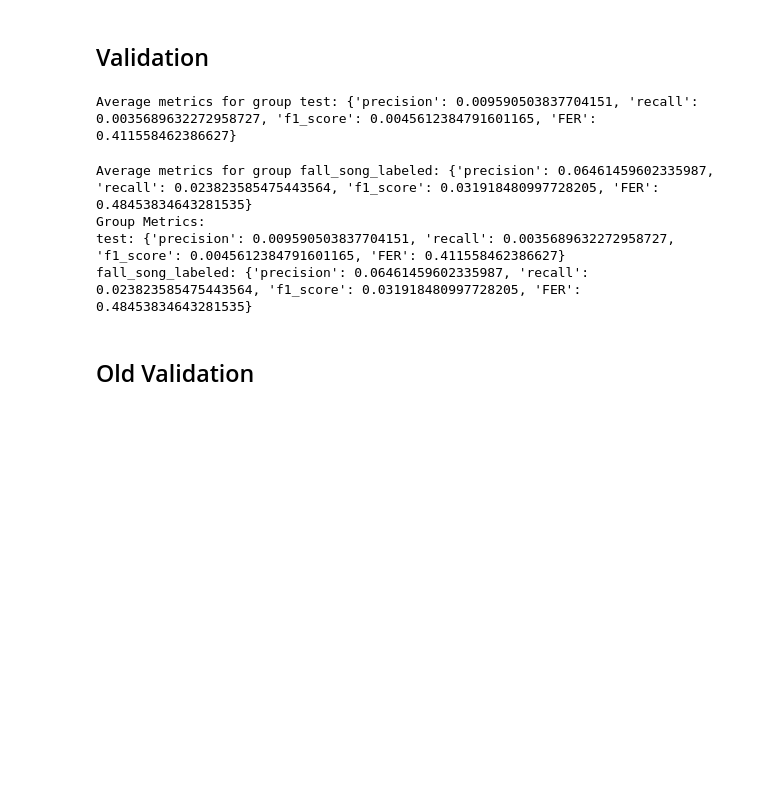
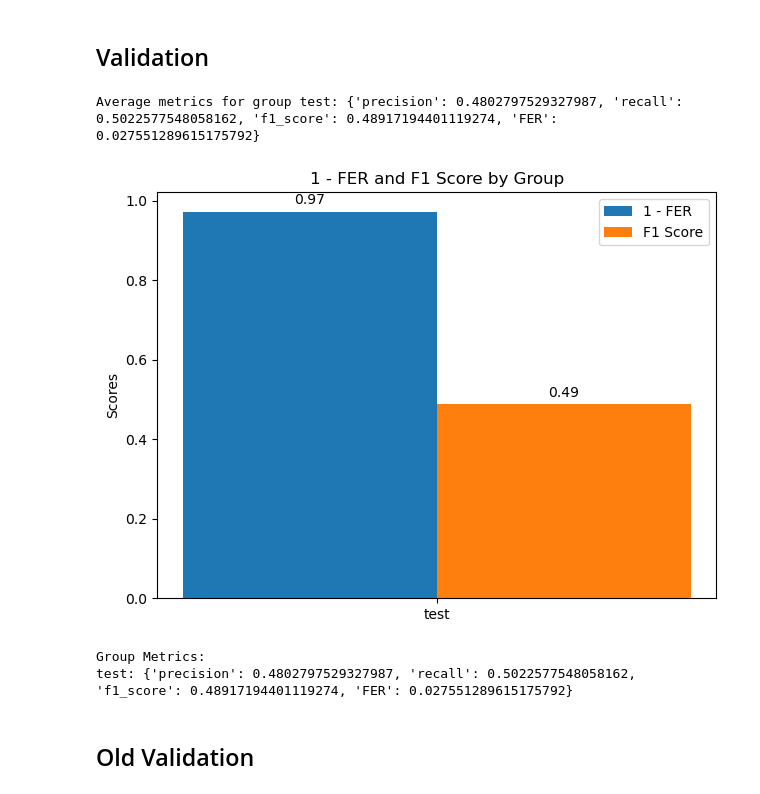
Before and after one commit to georgevenven/tweety_net_song_detector, a Jupyter notebook: main.ipynb, the cells around one changed output. Cells and saved outputs as stored; diff of their text form; code cells hidden in the pictures; blank space fills up the shorter version.

```diff
--- a/main.ipynb
+++ b/main.ipynb
@@ -110,7 +132,7 @@ plot_spectrogram_with_labels_and_logits(spec.cpu(), ground_truth_label.cpu(), lo
 import numpy as np
 import os
 import matplotlib
-matplotlib.use('Agg')  # Use Agg backend for faster rendering
+# matplotlib.use('Agg')  # Use Agg backend for faster rendering
 import matplotlib.pyplot as plt
 from sklearn.metrics import f1_score, precision_score, recall_score
 from tqdm import tqdm
@@ -148,8 +170,7 @@ def compute_binary_sequence(song, threshold):
 
 def moving_average(signal, window_size):
     """Compute the moving average of the given signal with the specified window size."""
-    cumsum_vec = np.cumsum(np.insert(signal, 0, 0))
-    return (cumsum_vec[window_size:] - cumsum_vec[:-window_size]) / window_size
+    return np.convolve(signal, np.ones(window_size)/window_size, mode='same')
 
 def post_process_segments(smoothed_song, threshold, min_length, pad_song):
     """Post-process the smoothed song to adjust segments shorter than min_length and apply padding."""
@@ -197,10 +218,11 @@ def process_file(file_path, threshold, min_length, pad_song, group_output_dir, g
         spec = f['s']
         song = f['song']
 
-        # Z-score normalization
-        spec_mean = spec.mean()
-        spec_std = spec.std()
-        spec = (spec - spec_mean) / spec_std
+        mean_val, std_val = spec.mean(), spec.std()
+        spec = (spec - mean_val) / (std_val + 1e-7)
+        spec[np.isnan(spec)] = 0
+
+        song[song == 2] = 0  # Set labels that are not 0 or 1 to 0
 
         # Process the spectrogram and get predictions
         predictions = process_spectrogram(spec)
@@ -211,16 +233,9 @@ def process_file(file_path, threshold, min_length, pad_song, group_output_dir, g
         # Post-process smoothed song
         processed_song = post_process_segments(smoothed_song, threshold, min_length, pad_song)
 
-        # Compute metrics
-        ground_truth_binary = compute_binary_sequence(song, threshold)
-        processed_song_binary = compute_binary_sequence(processed_song, threshold)
-
-        # Ensure both sequences are the same length
-        min_length_seq = min(len(ground_truth_binary), len(processed_song_binary))
-        ground_truth_binary = ground_truth_binary[:min_length_seq]
-        processed_song_binary = processed_song_binary[:min_length_seq]
-
-        metrics = compute_metrics(ground_truth_binary, processed_song_binary)
+        processed_song = processed_song.astype(bool)
+        song = song.astype(bool)
+        metrics = compute_metrics(processed_song, song)
 
         # Collect plotting data
         plotting_data = {
@@ -282,9 +297,10 @@ def plot_with_classification_line(src_dirs, output_dir, threshold=0.5, min_lengt
                 ax.set_xlabel('Time [sec]')
 
                 # Plot smoothed song
-                smoothed_times = np.arange(len(smoothed_song)) + 50  # Offset for alignment
+                smoothed_times = np.arange(len(smoothed_song))  # Remove the +50 offset
                 ax.plot(smoothed_times, smoothed_song * (s_downsampled.shape[0] - 1),
-                        color='magenta', label='Smoothed Classification Sigmoid', alpha=0.7)
+                color='magenta', label='Smoothed Classification Sigmoid', alpha=0.7)
+
 
                 # Use fill_between to shade processed song regions without looping
                 times = np.arange(len(processed_song)) + 50
@@ -345,42 +361,41 @@ def plot_with_classification_line(src_dirs, output_dir, threshold=0.5, min_lengt
         """Attach a text label above each bar in *rects*, displaying its height."""
         for rect in rects:
             height = rect.get_height()
             ax.annotate(f'{height:.2f}',
                         xy=(rect.get_x() + rect.get_width() / 2, height),
                         xytext=(0, 3),  # 3 points vertical offset
                         textcoords="offset points",
                         ha='center', va='bottom')
 
     autolabel(rects1)
     autolabel(rects2)
 
     fig.tight_layout()
     plt.show()
 
     # Return the group metrics
     return group_metrics
 
 # Example usage
 src_dirs = [
-    "/media/george-vengrovski/disk2/training_song_detector/labeled_song_dataset/test",
-    # "/media/george-vengrovski/disk2/training_song_detector/labeled_song_dataset/train",
-    # "/media/george-vengrovski/disk2/training_song_detector/nerve_transection_labeled",
-    "/media/george-vengrovski/disk2/training_song_detector/fall_song_labeled"
+    "/media/george-vengrovski/disk2/training_song_detector/labeled_song_dataset/test"
 ]
 output_dir = "/media/george-vengrovski/disk2/training_song_detector/validation_results"
 
 group_metrics = plot_with_classification_line(src_dirs, output_dir, threshold=0.5, min_length=500, pad_song=50)
 
 # Print the overall metrics
 print("Group Metrics:")
 for group_name, metrics in group_metrics.items():
     print(f"{group_name}: {metrics}")
+
+
+plt.show()
 # %% [output]
-Average metrics for group test: {'precision': 0.009590503837704151, 'recall': 0.0035689632272958727, 'f1_score': 0.0045612384791601165, 'FER': 0.411558462386627}
+Average metrics for group test: {'precision': 0.4802797529327987, 'recall': 0.5022577548058162, 'f1_score': 0.48917194401119274, 'FER': 0.027551289615175792}
+[figure, added]
-Average metrics for group fall_song_labeled: {'precision': 0.06461459602335987, 'recall': 0.023823585475443564, 'f1_score': 0.031918480997728205, 'FER': 0.48453834643281535}
 Group Metrics:
-test: {'precision': 0.009590503837704151, 'recall': 0.0035689632272958727, 'f1_score': 0.0045612384791601165, 'FER': 0.411558462386627}
-fall_song_labeled: {'precision': 0.06461459602335987, 'recall': 0.023823585475443564, 'f1_score': 0.031918480997728205, 'FER': 0.48453834643281535}
+test: {'precision': 0.4802797529327987, 'recall': 0.5022577548058162, 'f1_score': 0.48917194401119274, 'FER': 0.027551289615175792}
 # %% [markdown]
 ## Old Validation
 # %%
```
Also changed, not shown: parts of 2 cells of this notebook, 4 other files.
